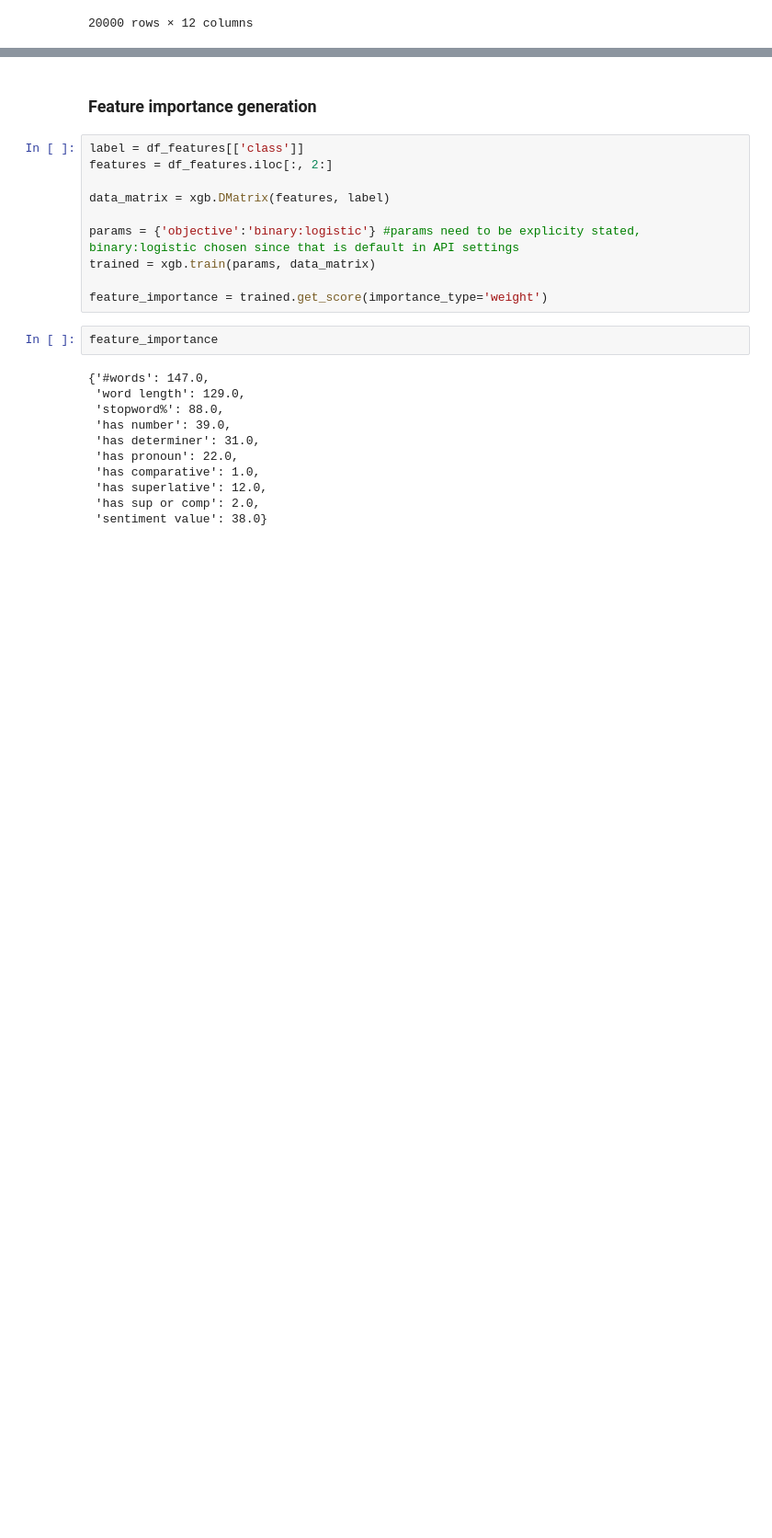
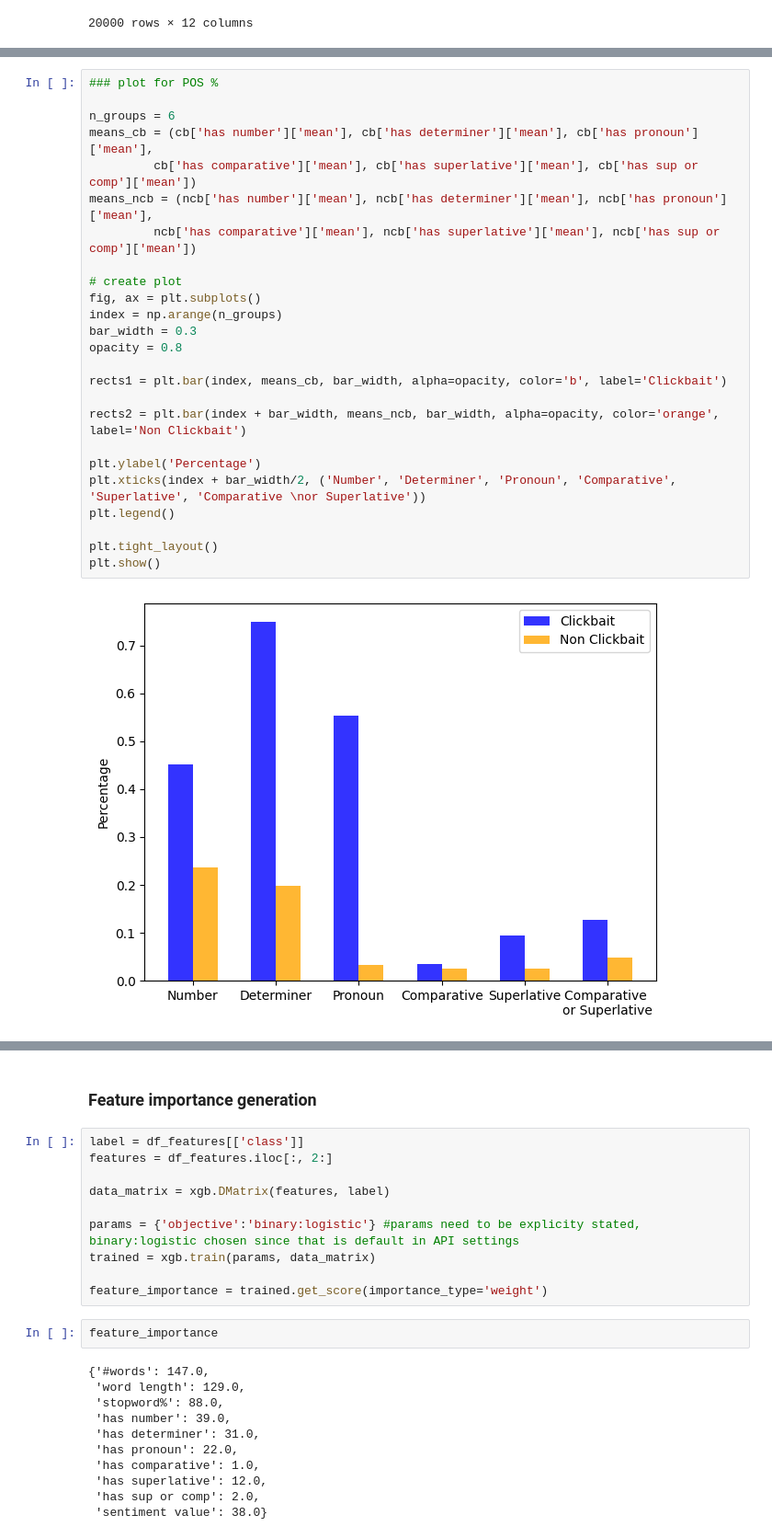
Before and after one commit to kanyaparamita/ClickbaitFeatureSelection, a Jupyter notebook: main.ipynb, the cells around one changed output, grey strips where cells are left out. Shown: that part at 92% size. Cells and saved outputs as stored; diff of their text form; blank space fills up the shorter version.

```diff
--- a/main.ipynb
+++ b/main.ipynb
@@ -133,0 +193,27 @@ df_features
+# %%
+### plot for POS %
+
+n_groups = 6
+means_cb = (cb['has number']['mean'], cb['has determiner']['mean'], cb['has pronoun']['mean'],
+         cb['has comparative']['mean'], cb['has superlative']['mean'], cb['has sup or comp']['mean'])
+means_ncb = (ncb['has number']['mean'], ncb['has determiner']['mean'], ncb['has pronoun']['mean'],
+         ncb['has comparative']['mean'], ncb['has superlative']['mean'], ncb['has sup or comp']['mean'])
+
+# create plot
+fig, ax = plt.subplots()
+index = np.arange(n_groups)
+bar_width = 0.3
+opacity = 0.8
+
+rects1 = plt.bar(index, means_cb, bar_width, alpha=opacity, color='b', label='Clickbait')
+
+rects2 = plt.bar(index + bar_width, means_ncb, bar_width, alpha=opacity, color='orange', label='Non Clickbait')
+
+plt.ylabel('Percentage')
+plt.xticks(index + bar_width/2, ('Number', 'Determiner', 'Pronoun', 'Comparative', 'Superlative', 'Comparative \nor Superlative'))
+plt.legend()
+
+plt.tight_layout()
+plt.show()
+# %% [output]
+[figure, added]
```
Also changed, not shown: parts of 7 cells of this notebook, 12 other files.
